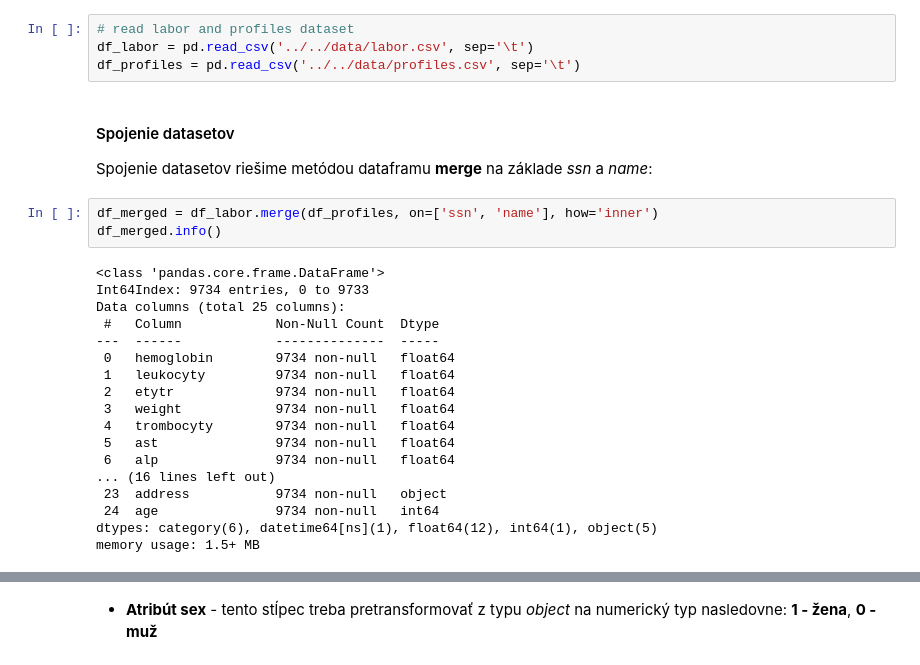
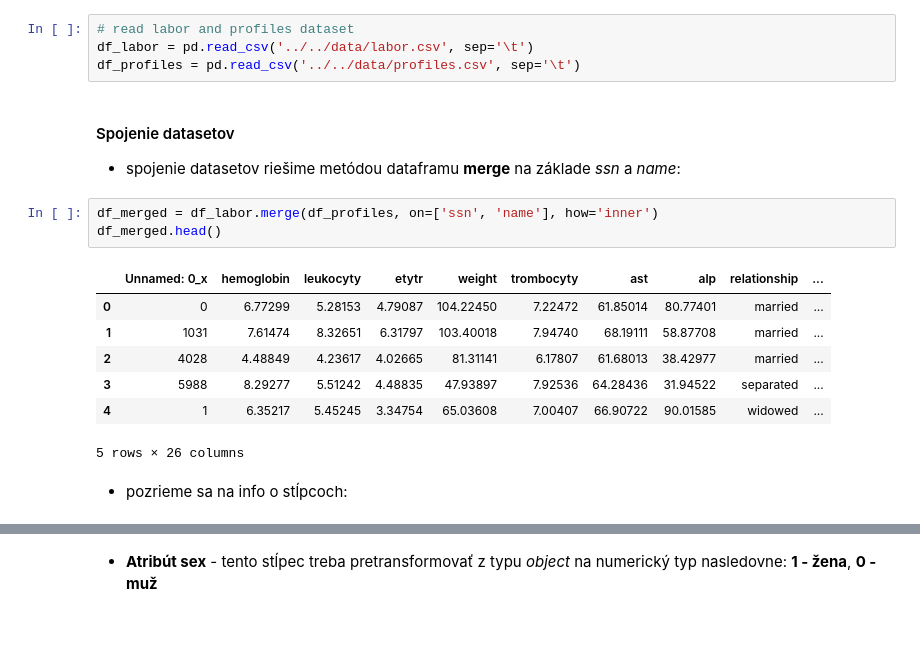
Before and after one commit to Matovic/Chronic-Lymphocytic-Leukemia, a Jupyter notebook: src/2_data_pre-processing/2-DPP.ipynb, the cells around one changed output, grey strips where cells are left out. Drawn from its saved outputs; the diff is of its cells as text; blank space fills up the shorter version.

```diff
--- a/src/2_data_pre-processing/2-DPP.ipynb
+++ b/src/2_data_pre-processing/2-DPP.ipynb
@@ -48,25 +48,17 @@ df_profiles = pd.read_csv('../../data/profiles.csv', sep='\t')
 # %% [markdown]
 #### Spojenie datasetov
 
-Spojenie datasetov riešime metódou dataframu **merge** na základe *_ssn_* a *_name_*:
+ - spojenie datasetov riešime metódou dataframu **merge** na základe *_ssn_* a *_name_*:
 # %%
 df_merged = df_labor.merge(df_profiles, on=['ssn', 'name'], how='inner')
-df_merged.info()
+df_merged.head()
 # %% [output]
+|  | Unnamed: 0_x | hemoglobin | leukocyty | etytr | weight | trombocyty | ast | alp | relationship | ... |
+| 0 | 0 | 6.77299 | 5.28153 | 4.79087 | 104.22450 | 7.22472 | 61.85014 | 80.77401 | married | ... |
+| 1 | 1031 | 7.61474 | 8.32651 | 6.31797 | 103.40018 | 7.94740 | 68.19111 | 58.87708 | married | ... |
+| 2 | 4028 | 4.48849 | 4.23617 | 4.02665 | 81.31141 | 6.17807 | 61.68013 | 38.42977 | married | ... |
+| 3 | 5988 | 8.29277 | 5.51242 | 4.48835 | 47.93897 | 7.92536 | 64.28436 | 31.94522 | separated | ... |
+| 4 | 1 | 6.35217 | 5.45245 | 3.34754 | 65.03608 | 7.00407 | 66.90722 | 90.01585 | widowed | ... |
-<class 'pandas.core.frame.DataFrame'>
-Int64Index: 9734 entries, 0 to 9733
-Data columns (total 25 columns):
- #   Column            Non-Null Count  Dtype
----  ------            --------------  -----
- 0   hemoglobin        9734 non-null   float64
- 1   leukocyty         9734 non-null   float64
- 2   etytr             9734 non-null   float64
- 3   weight            9734 non-null   float64
- 4   trombocyty        9734 non-null   float64
- 5   ast               9734 non-null   float64
- 6   alp               9734 non-null   float64
-... (16 lines left out)
- 23  address           9734 non-null   object
- 24  age               9734 non-null   int64
-dtypes: category(6), datetime64[ns](1), float64(12), int64(1), object(5)
-memory usage: 1.5+ MB
+5 rows × 26 columns
+# %% [markdown]
+ - pozrieme sa na info o stĺpcoch:
```
Also changed, not shown: parts of 106 cells of this notebook.
